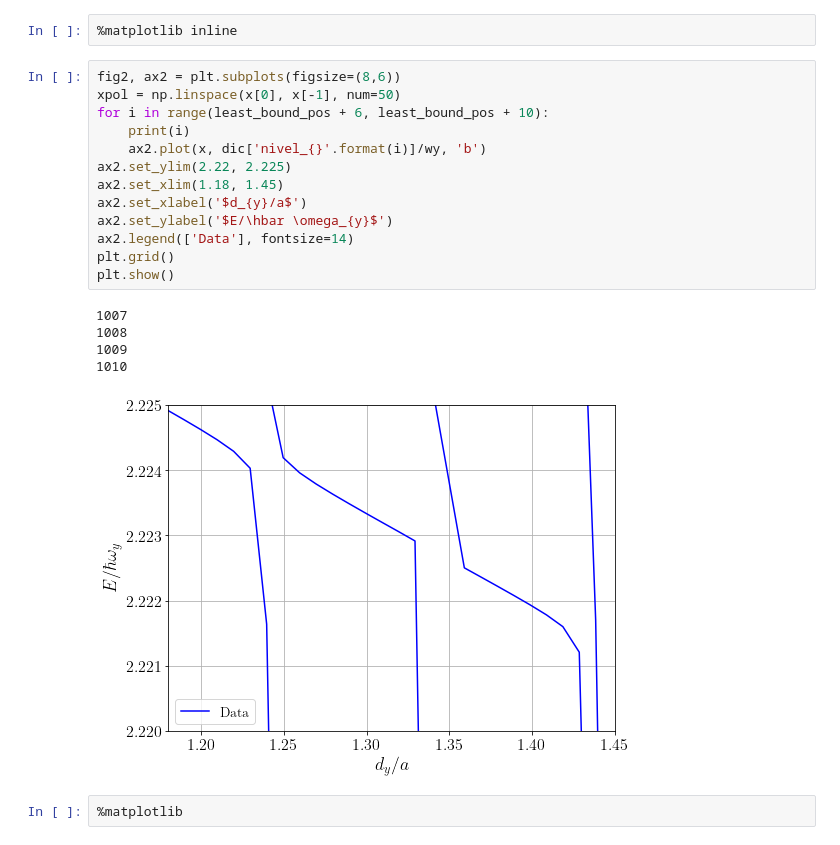
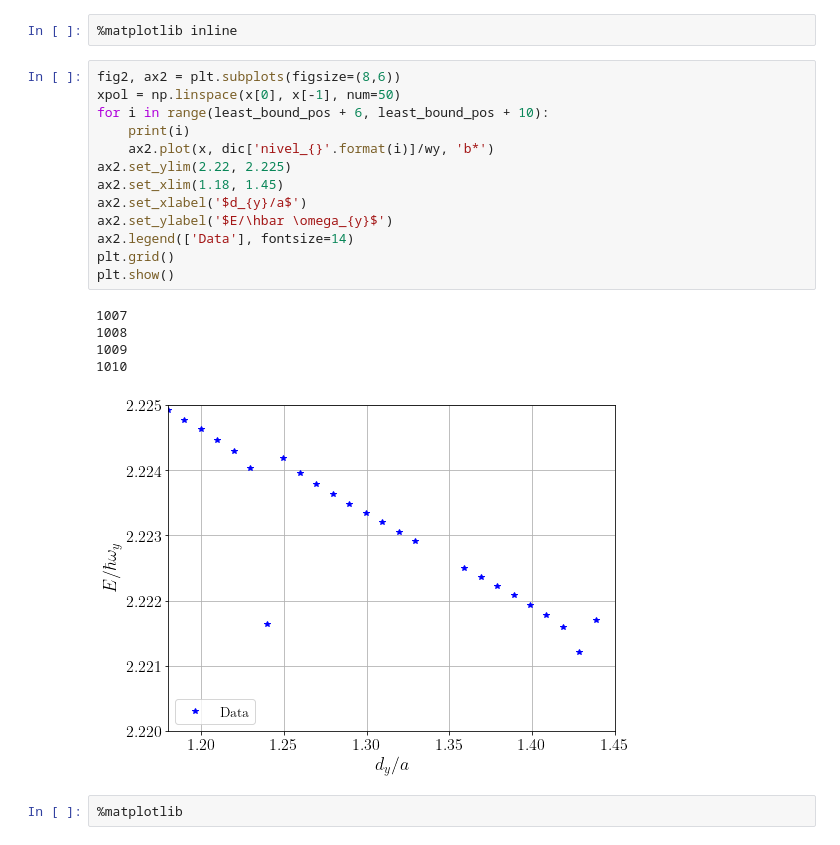
Before and after one commit to TsspGit/Ultracold_Atoms_src, a Jupyter notebook: Analysis/q1D/Energies_Analysis_6604_4993_50.ipynb, the cells around one changed output. Drawn from its saved outputs; the diff is of its cells as text.

```diff
--- a/Analysis/q1D/Energies_Analysis_6604_4993_50.ipynb
+++ b/Analysis/q1D/Energies_Analysis_6604_4993_50.ipynb
@@ -93,22 +93,22 @@ plt.show()
 # %%
 fig2, ax2 = plt.subplots(figsize=(8,6))
 xpol = np.linspace(x[0], x[-1], num=50)
 for i in range(least_bound_pos + 6, least_bound_pos + 10):
     print(i)
-    ax2.plot(x, dic['nivel_{}'.format(i)]/wy, 'b')
+    ax2.plot(x, dic['nivel_{}'.format(i)]/wy, 'b*')
 ax2.set_ylim(2.22, 2.225)
 ax2.set_xlim(1.18, 1.45)
 ax2.set_xlabel('$d_{y}/a$')
 ax2.set_ylabel('$E/\hbar \omega_{y}$')
 ax2.legend(['Data'], fontsize=14)
 plt.grid()
 plt.show()
 # %% [output]
 1007
 1008
 1009
 1010
-[figure, old version]
+[figure, new version]
 # %%
 %matplotlib
 # %% [output]
```
Also changed, not shown: 18 other files.
